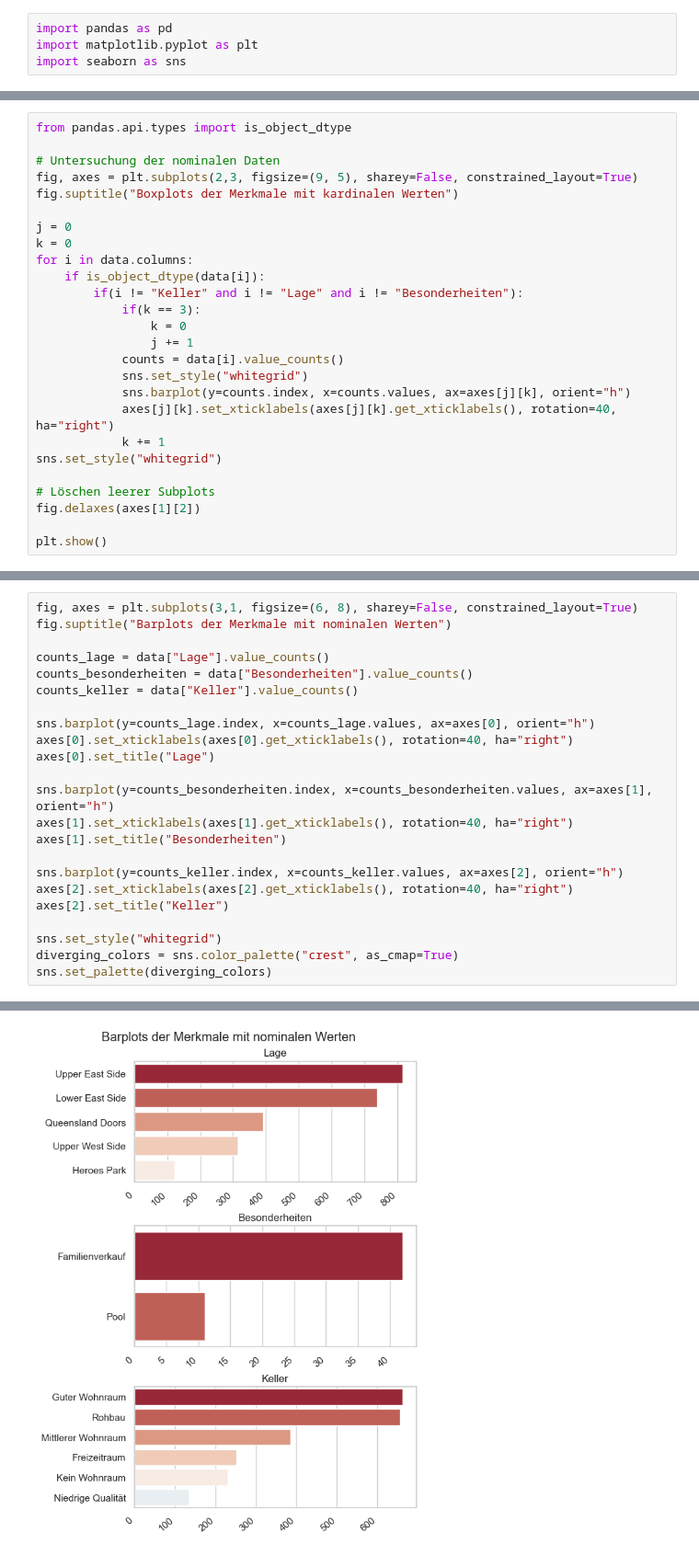
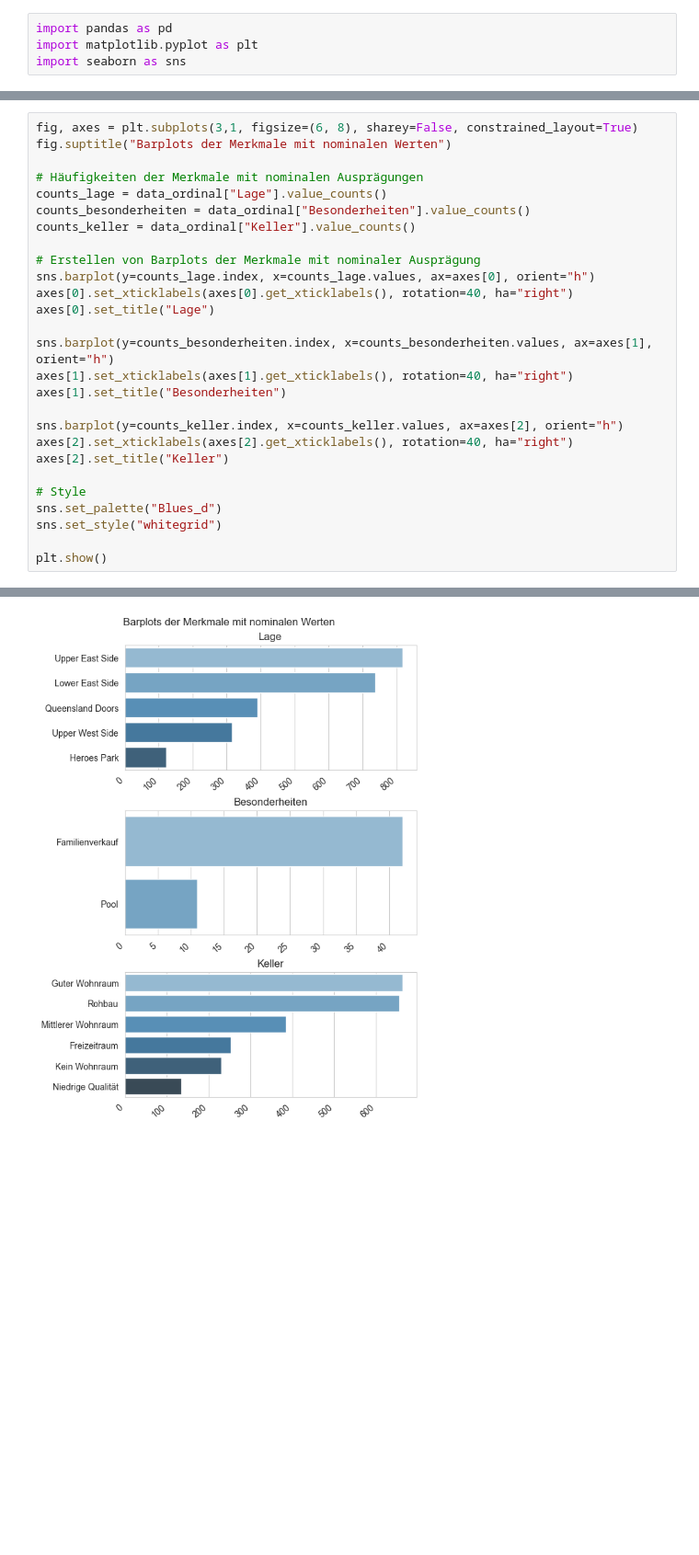
Before and after one commit to juliabb1/Data-Science-Programmentwurf, a Jupyter notebook: Programmentwurf/programmentwurf.ipynb, the cells around one changed output, grey strips where cells are left out. Shown at 92% size. Drawn from its saved outputs; the diff is of its cells as text; blank space fills up the shorter version.

```diff
--- a/Programmentwurf/programmentwurf.ipynb
+++ b/Programmentwurf/programmentwurf.ipynb
@@ -166,26 +221,0 @@ plt.show()
-# %%
-from pandas.api.types import is_object_dtype
-
-# Untersuchung der nominalen Daten
-fig, axes = plt.subplots(2,3, figsize=(9, 5), sharey=False, constrained_layout=True)
-fig.suptitle("Boxplots der Merkmale mit kardinalen Werten")
-
-j = 0
-k = 0
-for i in data.columns:
-    if is_object_dtype(data[i]):
-        if(i != "Keller" and i != "Lage" and i != "Besonderheiten"):
-            if(k == 3):
-                k = 0
-                j += 1
-            counts = data[i].value_counts()
-            sns.set_style("whitegrid")
-            sns.barplot(y=counts.index, x=counts.values, ax=axes[j][k], orient="h")
-            axes[j][k].set_xticklabels(axes[j][k].get_xticklabels(), rotation=40, ha="right")
-            k += 1
-sns.set_style("whitegrid")
-
-# Löschen leerer Subplots
-fig.delaxes(axes[1][2])
-
-plt.show()
@@ -199,10 +223,12 @@ SyntaxError: invalid syntax (3239870584.py, line 1)
 fig, axes = plt.subplots(3,1, figsize=(6, 8), sharey=False, constrained_layout=True)
 fig.suptitle("Barplots der Merkmale mit nominalen Werten")
 
-counts_lage = data["Lage"].value_counts()
-counts_besonderheiten = data["Besonderheiten"].value_counts()
-counts_keller = data["Keller"].value_counts()
+# Häufigkeiten der Merkmale mit nominalen Ausprägungen
+counts_lage = data_ordinal["Lage"].value_counts()
+counts_besonderheiten = data_ordinal["Besonderheiten"].value_counts()
+counts_keller = data_ordinal["Keller"].value_counts()
 
+# Erstellen von Barplots der Merkmale mit nominaler Ausprägung
 sns.barplot(y=counts_lage.index, x=counts_lage.values, ax=axes[0], orient="h")
 axes[0].set_xticklabels(axes[0].get_xticklabels(), rotation=40, ha="right")
 axes[0].set_title("Lage")
@@ -215,7 +241,9 @@ sns.barplot(y=counts_keller.index, x=counts_keller.values, ax=axes[2], orient="h
 axes[2].set_xticklabels(axes[2].get_xticklabels(), rotation=40, ha="right")
 axes[2].set_title("Keller")
 
+# Style
+sns.set_palette("Blues_d")
 sns.set_style("whitegrid")
-diverging_colors = sns.color_palette("crest", as_cmap=True)
-sns.set_palette(diverging_colors)
+
+plt.show()
 # %% [output]
@@ -223 +250 @@ TypeError: object of type 'ListedColormap' has no len()
-[figure, old version]
+[figure, new version]
```
Also changed, not shown: parts of 17 cells of this notebook.
